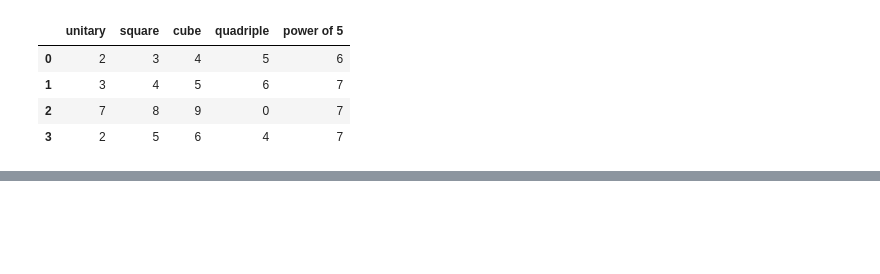
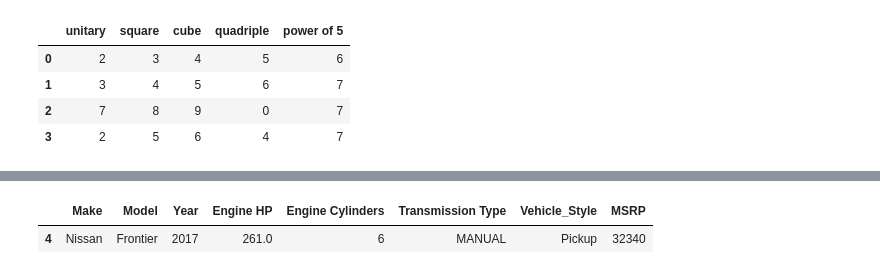
Before and after one commit to okechukwu-okolie/samuel-okolie-machine-learning-homework, a Jupyter notebook: 01.intro/examples.ipynb, the cells around one changed output, grey strips where cells are left out. Saved outputs shown, nothing was run; the diff lists cells and outputs as text; code cells hidden in the pictures; blank space fills up the shorter version.

```diff
--- a/01.intro/examples.ipynb
+++ b/01.intro/examples.ipynb
@@ -352,0 +490,14 @@ df
+# %%
+# this is anotherr way to filter out desired outputs
+
+newData[
+    newData['Make']=='Nissan'
+]
+
+# we can also combine.take note to use only one square bracket
+newData[
+    (newData['Make']=='Nissan')& (newData['Year'] >= 2015)
+]
+# %% [output]
+|  | Make | Model | Year | Engine HP | Engine Cylinders | Transmission Type | Vehicle_Style | MSRP |
+| 4 | Nissan | Frontier | 2017 | 261.0 | 6 | MANUAL | Pickup | 32340 |
```
Also changed, not shown: parts of 8 cells of this notebook.
